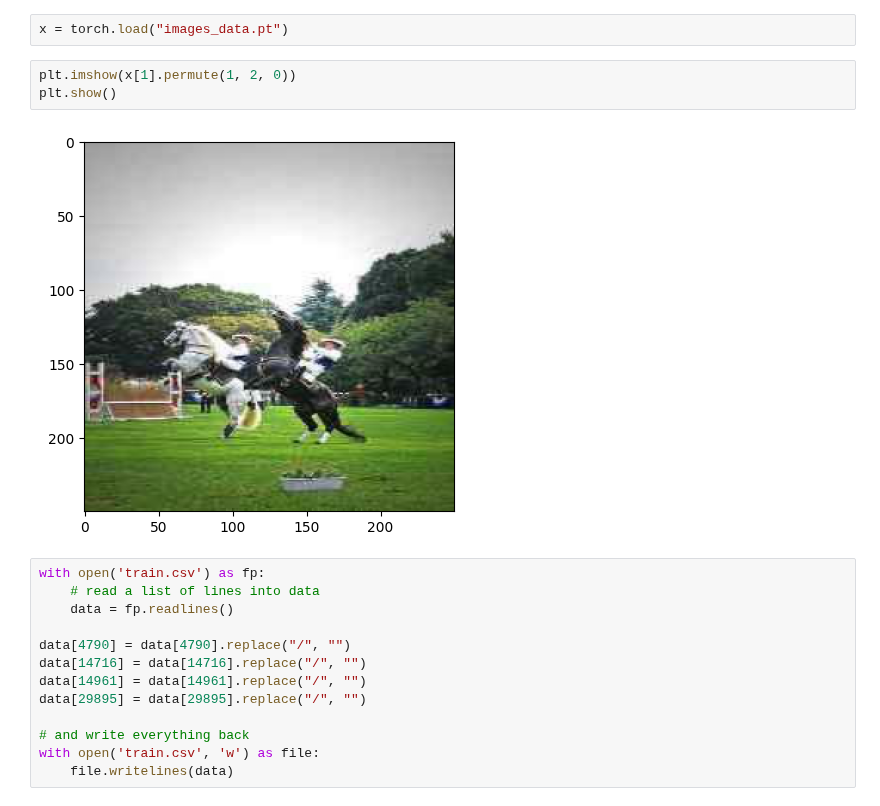
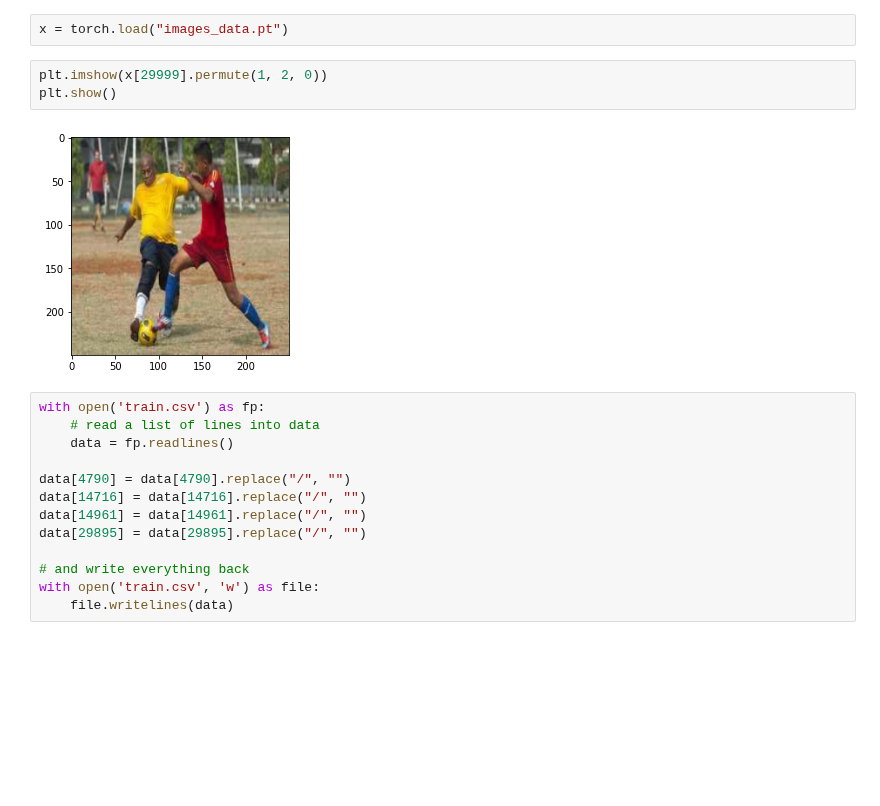
Before and after one commit to YarCode01/image_classification_with_caption, a Jupyter notebook: yari_initial.ipynb, the cells around one changed output. Cells and saved outputs as stored; diff of their text form; blank space fills up the shorter version.

```diff
--- a/yari_initial.ipynb
+++ b/yari_initial.ipynb
@@ -43,10 +44,10 @@ We will import the images already resized 250 x 250
 # %%
 x = torch.load("images_data.pt")
 # %%
-plt.imshow(x[1].permute(1, 2, 0))
+plt.imshow(x[29999].permute(1, 2, 0))
 plt.show()
 # %% [output]
-[figure, old version]
+[figure, new version]
 # %%
 with open('train.csv') as fp:
     # read a list of lines into data
```
Also changed, not shown: parts of 56 cells of this notebook.
